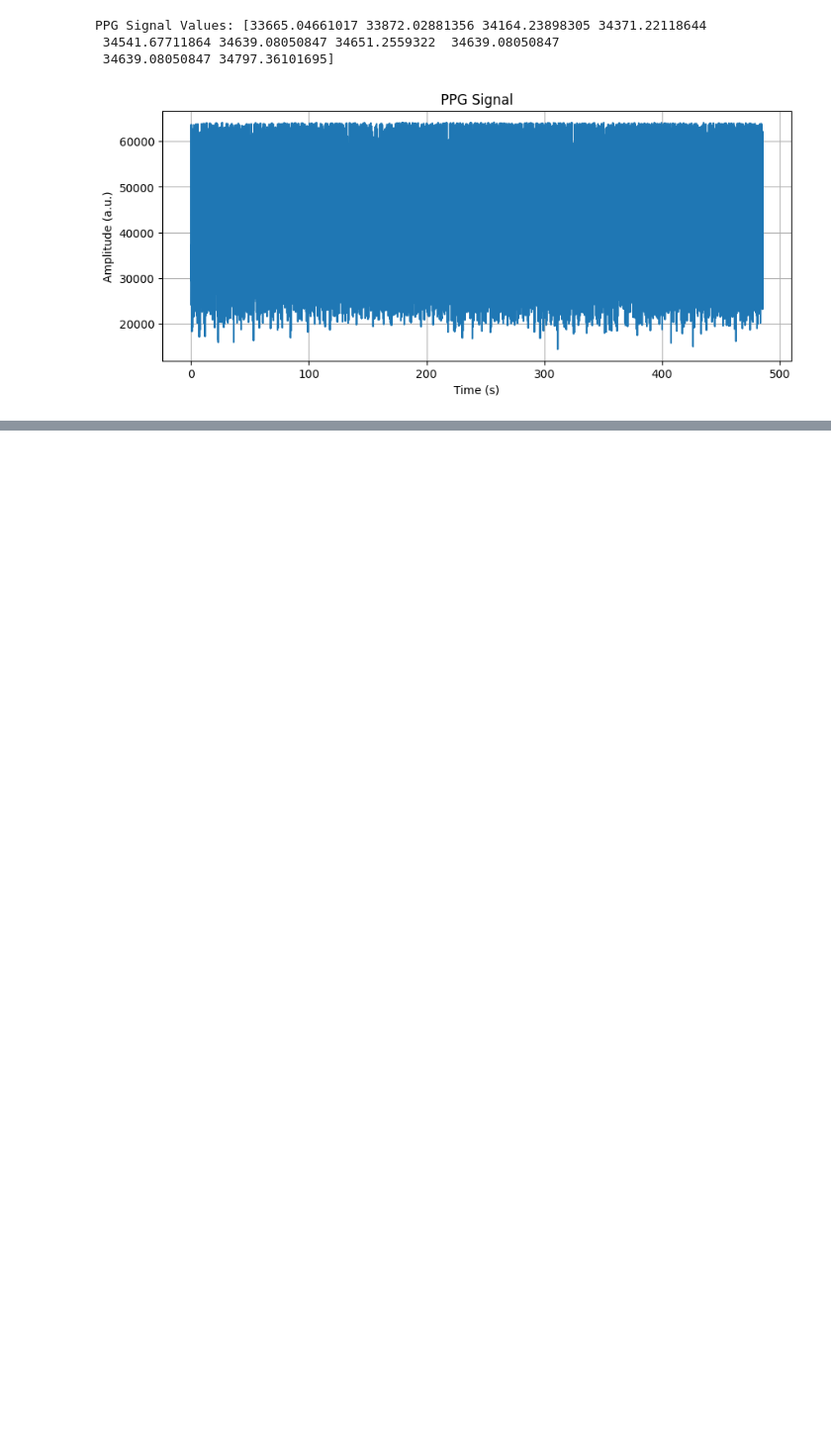
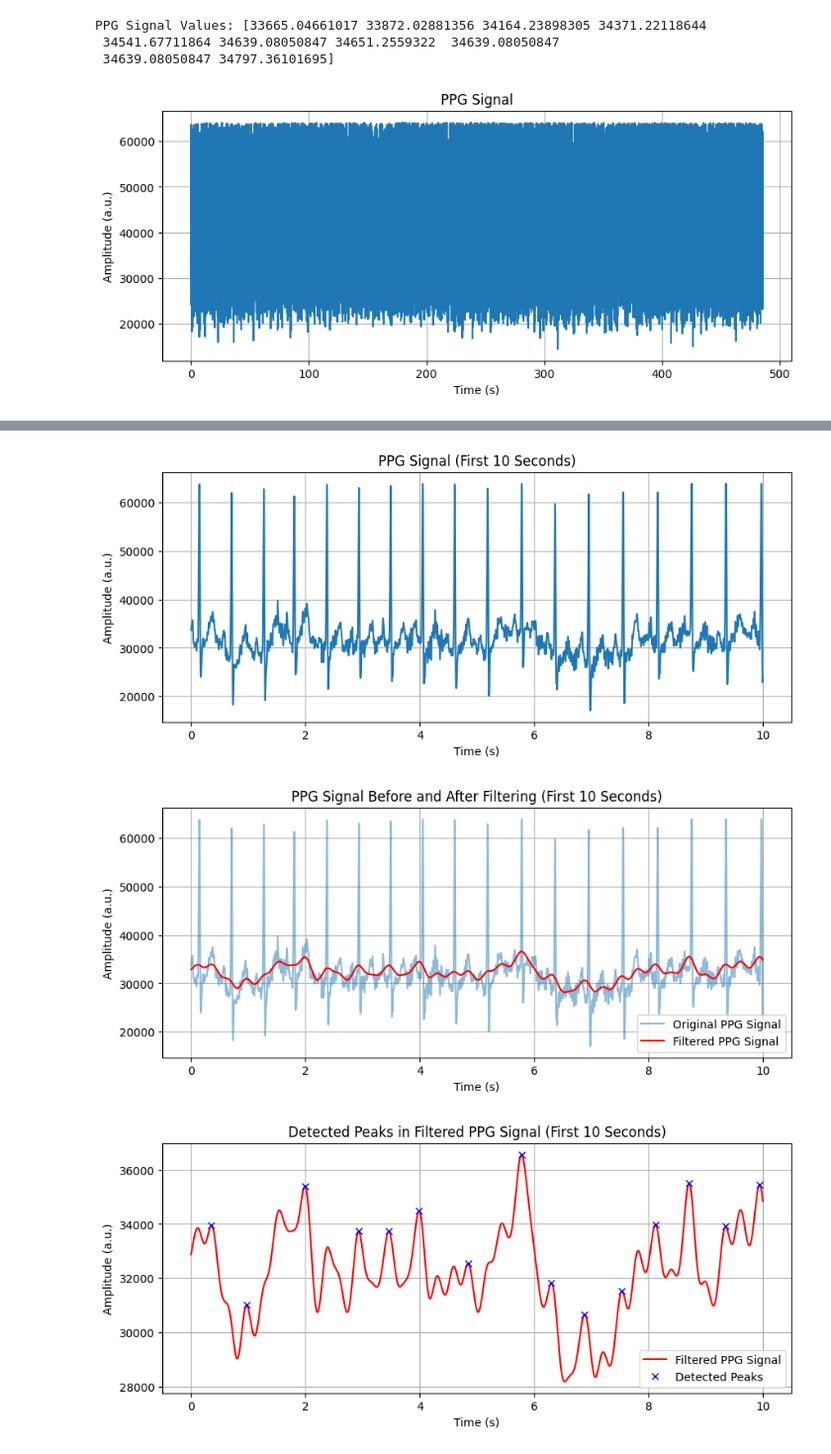
Before and after one commit to HRJ369/DH_307, a Jupyter notebook: DH_307_ppg.ipynb, the cells around one changed output, grey strips where cells are left out. Shown at 99% size. Cells and saved outputs as stored; diff of their text form; code cells hidden in the pictures; blank space fills up the shorter version.

```diff
--- a/DH_307_ppg.ipynb
+++ b/DH_307_ppg.ipynb
@@ -329,0 +120,49 @@ Detected Peak Times (s): [3.56000e-01 9.70000e-01 1.99000e+00 2.93000e+00 3.4580
+# %%
+# Define time limit (10 seconds)
+time_limit = 10  # seconds
+
+# Find the corresponding index for the time limit
+max_index = int(fs * time_limit)
+
+# Slice the time and signal arrays to 10 seconds
+time_10s = time[:max_index]
+ppg_signal_10s = ppg_signal[:max_index]
+filtered_ppg_signal_10s = filtered_ppg_signal_lowpass[:max_index]
+
+# Plot the original PPG signal (limited to 10 seconds)
+plt.figure(figsize=(10, 4))
+plt.plot(time_10s, ppg_signal_10s)
+plt.xlabel('Time (s)')
+plt.ylabel('Amplitude (a.u.)')
+plt.title('PPG Signal (First 10 Seconds)')
+plt.grid()
+plt.show()
+
+# Plot the original and filtered signals (limited to 10 seconds)
+plt.figure(figsize=(10, 4))
+plt.plot(time_10s, ppg_signal_10s, label='Original PPG Signal', alpha=0.5)
+plt.plot(time_10s, filtered_ppg_signal_10s, label='Filtered PPG Signal', color='red')
+plt.xlabel('Time (s)')
+plt.ylabel('Amplitude (a.u.)')
+plt.title('PPG Signal Before and After Filtering (First 10 Seconds)')
+plt.legend()
+plt.grid()
+plt.show()
+
+# Peak detection (limited to 10 seconds)
+peaks_10s = peaks[peaks < max_index]
+
+# Plot the filtered signal with detected peaks (limited to 10 seconds)
+plt.figure(figsize=(10, 4))
+plt.plot(time_10s, filtered_ppg_signal_10s, label='Filtered PPG Signal', color='red')
+plt.plot(time_10s[peaks_10s], filtered_ppg_signal_10s[peaks_10s], "x", label='Detected Peaks', color='blue')
+plt.xlabel('Time (s)')
+plt.ylabel('Amplitude (a.u.)')
+plt.title('Detected Peaks in Filtered PPG Signal (First 10 Seconds)')
+plt.legend()
+plt.grid()
+plt.show()
+# %% [output]
+[figure, added]
+[figure, added]
+[figure, added]
```
Also changed, not shown: parts of 7 cells of this notebook.
